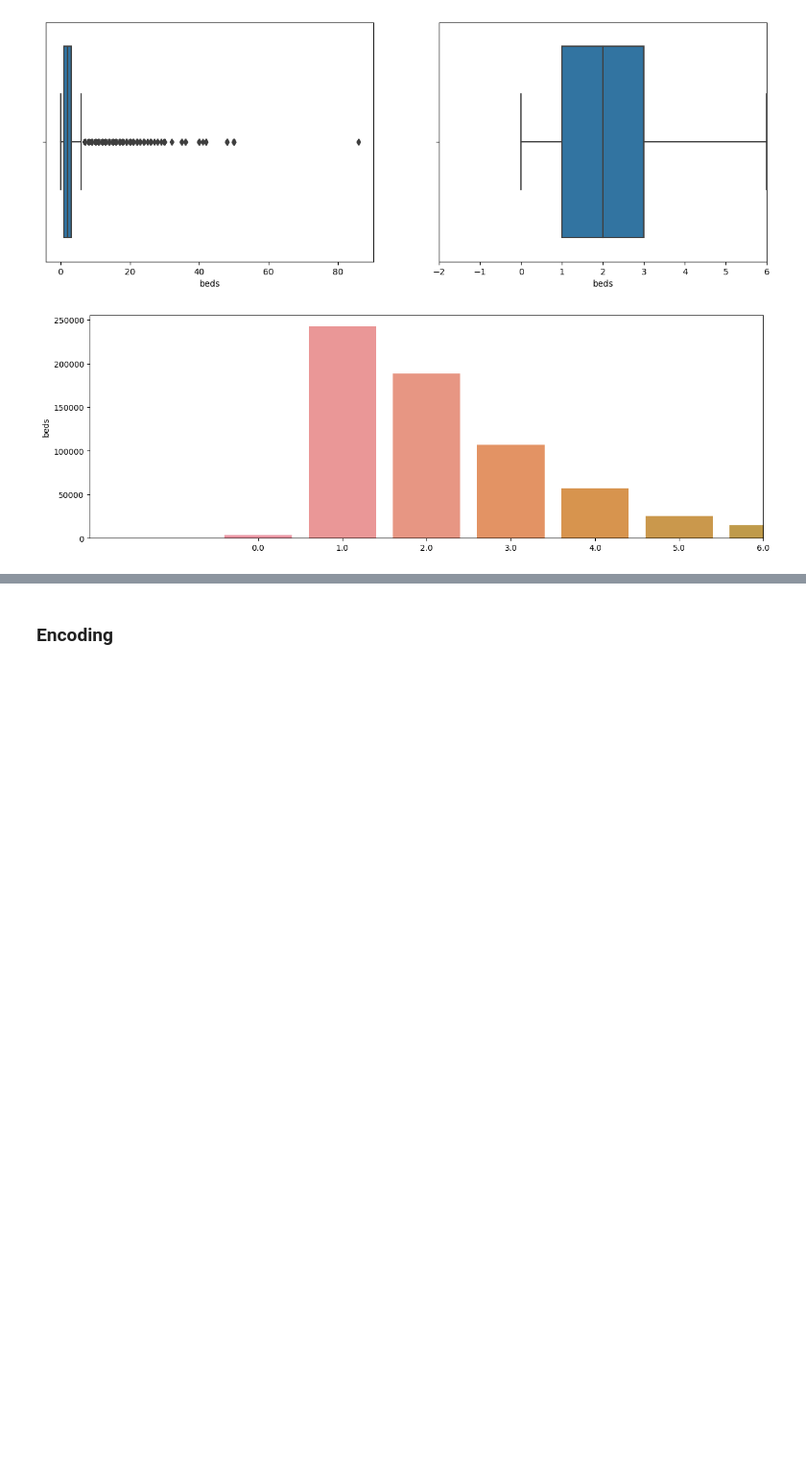
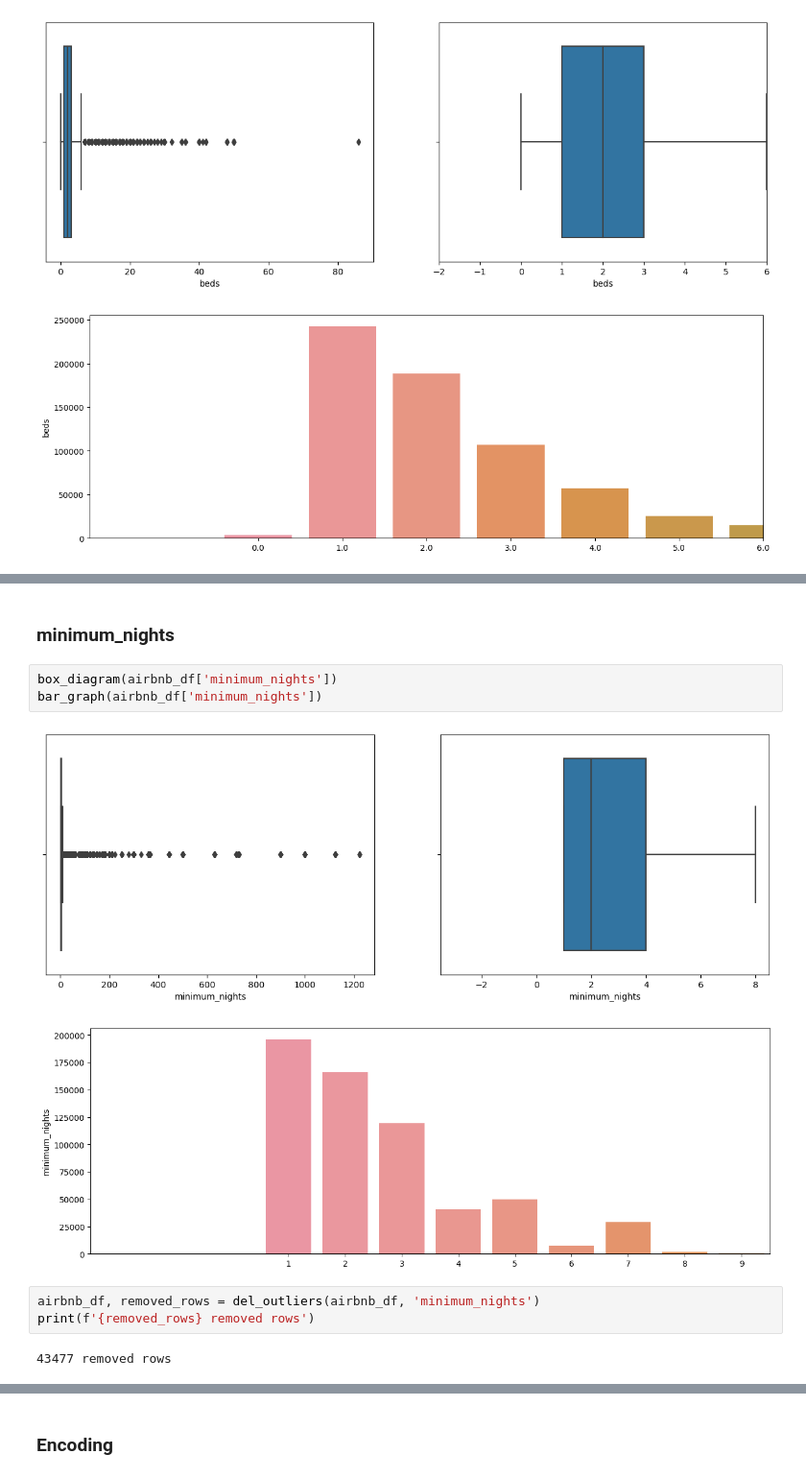
Before and after one commit to franciscocezar/airbnb_project, a Jupyter notebook: rent_prices_airbnb_RJ.ipynb, the cells around one changed output, grey strips where cells are left out. Shown at 96% size. Drawn from its saved outputs; the diff is of its cells as text; blank space fills up the shorter version.

```diff
--- a/rent_prices_airbnb_RJ.ipynb
+++ b/rent_prices_airbnb_RJ.ipynb
@@ -277,0 +291,13 @@ bar_graph(airbnb_df['beds'])
+# %% [markdown]
+### minimum_nights
+# %%
+box_diagram(airbnb_df['minimum_nights'])
+bar_graph(airbnb_df['minimum_nights'])
+# %% [output]
+[figure, added]
+[figure, added]
+# %%
+airbnb_df, removed_rows = del_outliers(airbnb_df, 'minimum_nights')
+print(f'{removed_rows} removed rows')
+# %% [output]
+43477 removed rows
```
Also changed, not shown: parts of 25 cells of this notebook.
